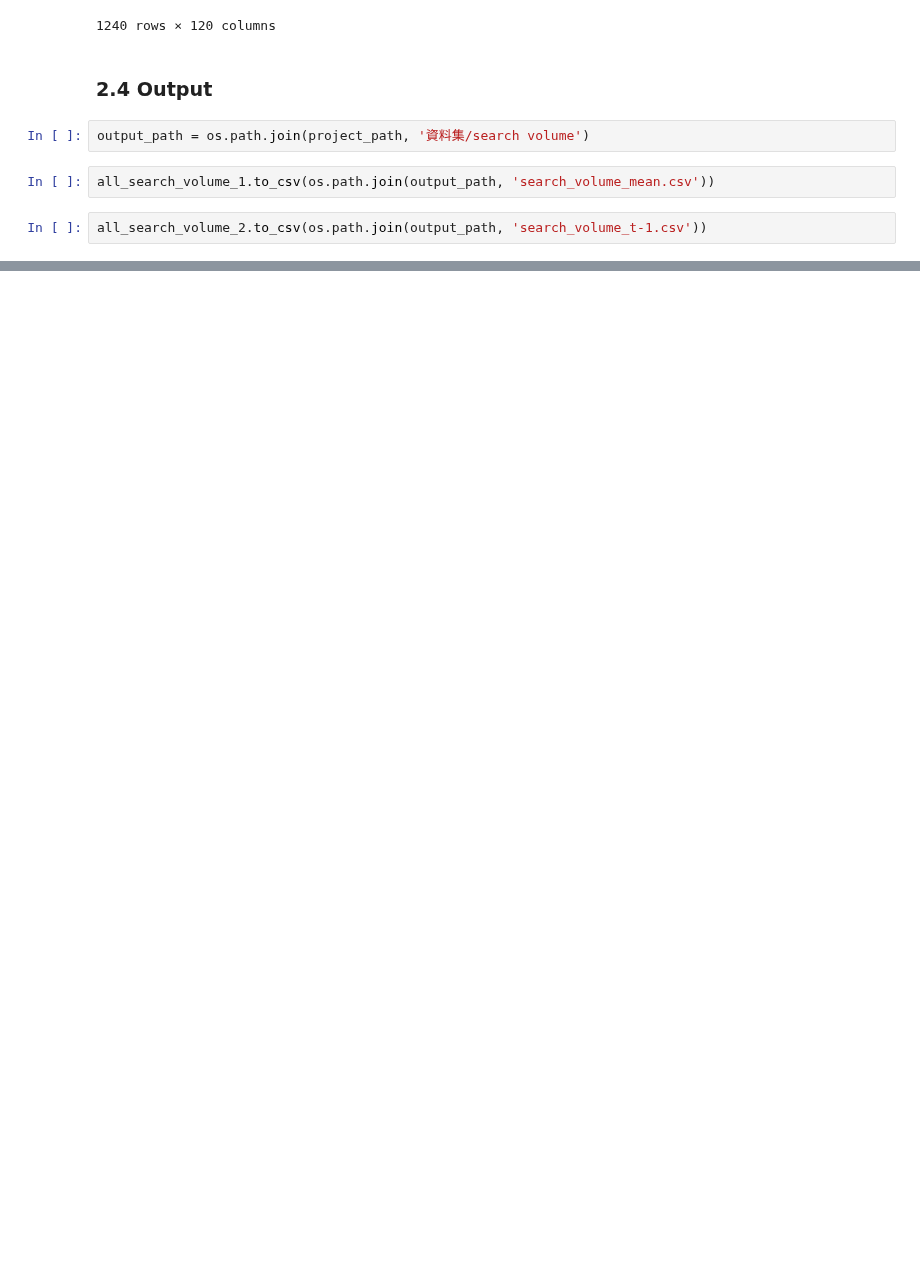
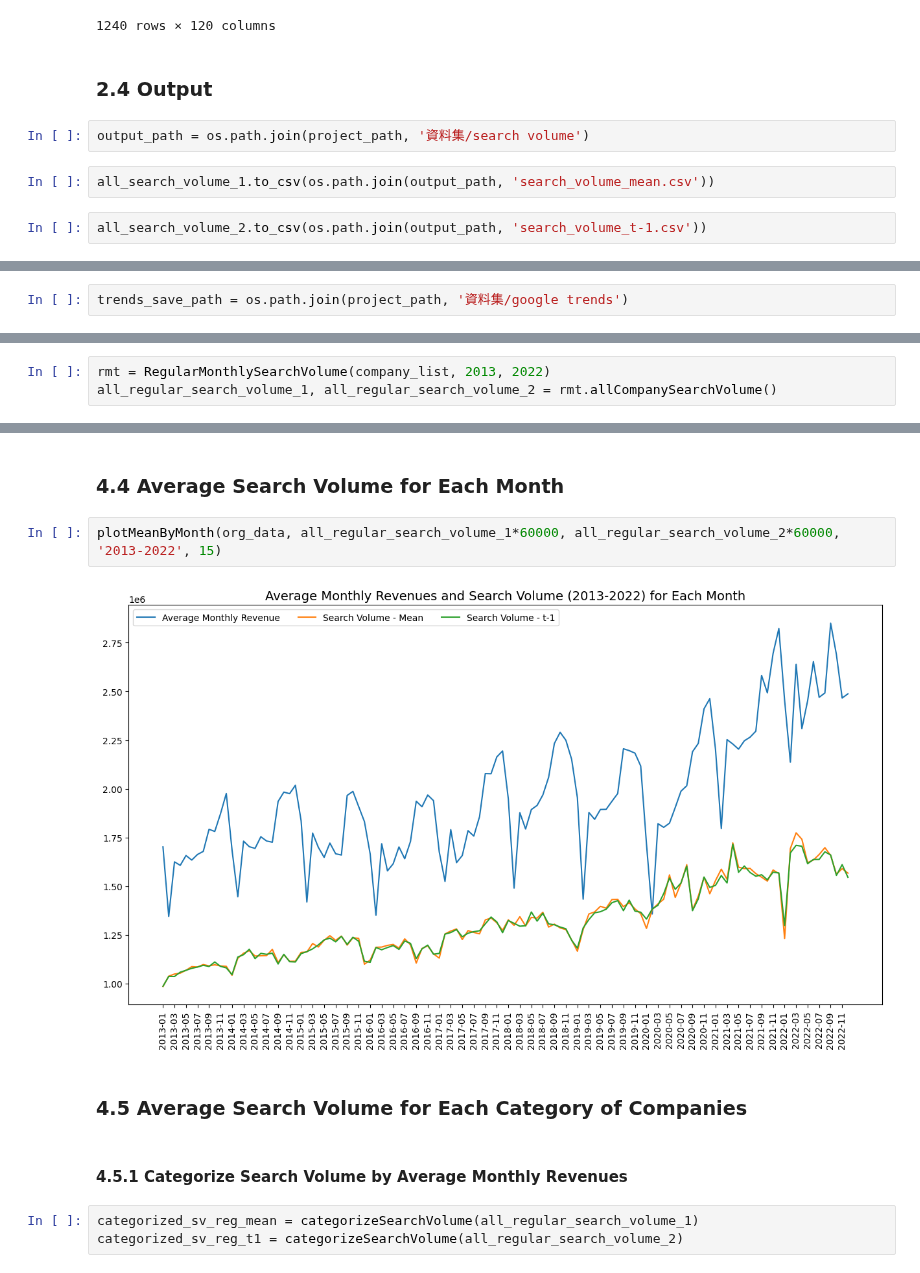
Before and after one commit to angel870326/Monthly-Revenue, a Jupyter notebook: 022_search_volume_v1.ipynb, the cells around one changed output, grey strips where cells are left out. Cells and saved outputs as stored; diff of their text form; blank space fills up the shorter version.

```diff
--- a/022_search_volume_v1.ipynb
+++ b/022_search_volume_v1.ipynb
@@ -223,0 +389,2 @@ all_search_volume_2.to_csv(os.path.join(output_path, 'search_volume_t-1.csv'))
+# %%
+trends_save_path = os.path.join(project_path, '資料集/google trends')
@@ -223,0 +475,3 @@ all_search_volume_2.to_csv(os.path.join(output_path, 'search_volume_t-1.csv'))
+# %%
+rmt = RegularMonthlySearchVolume(company_list, 2013, 2022)
+all_regular_search_volume_1, all_regular_search_volume_2 = rmt.allCompanySearchVolume()
@@ -223,0 +512,13 @@ all_search_volume_2.to_csv(os.path.join(output_path, 'search_volume_t-1.csv'))
+# %% [markdown]
+### **4.4 Average Search Volume for Each Month**
+# %%
+plotMeanByMonth(org_data, all_regular_search_volume_1*60000, all_regular_search_volume_2*60000, '2013-2022', 15)
+# %% [output]
+[figure, added]
+# %% [markdown]
+### **4.5 Average Search Volume for Each Category of Companies**
+# %% [markdown]
+#### **4.5.1 Categorize Search Volume by Average Monthly Revenues**
+# %%
+categorized_sv_reg_mean = categorizeSearchVolume(all_regular_search_volume_1)
+categorized_sv_reg_t1 = categorizeSearchVolume(all_regular_search_volume_2)
```
Also changed, not shown: parts of 100 cells of this notebook.
